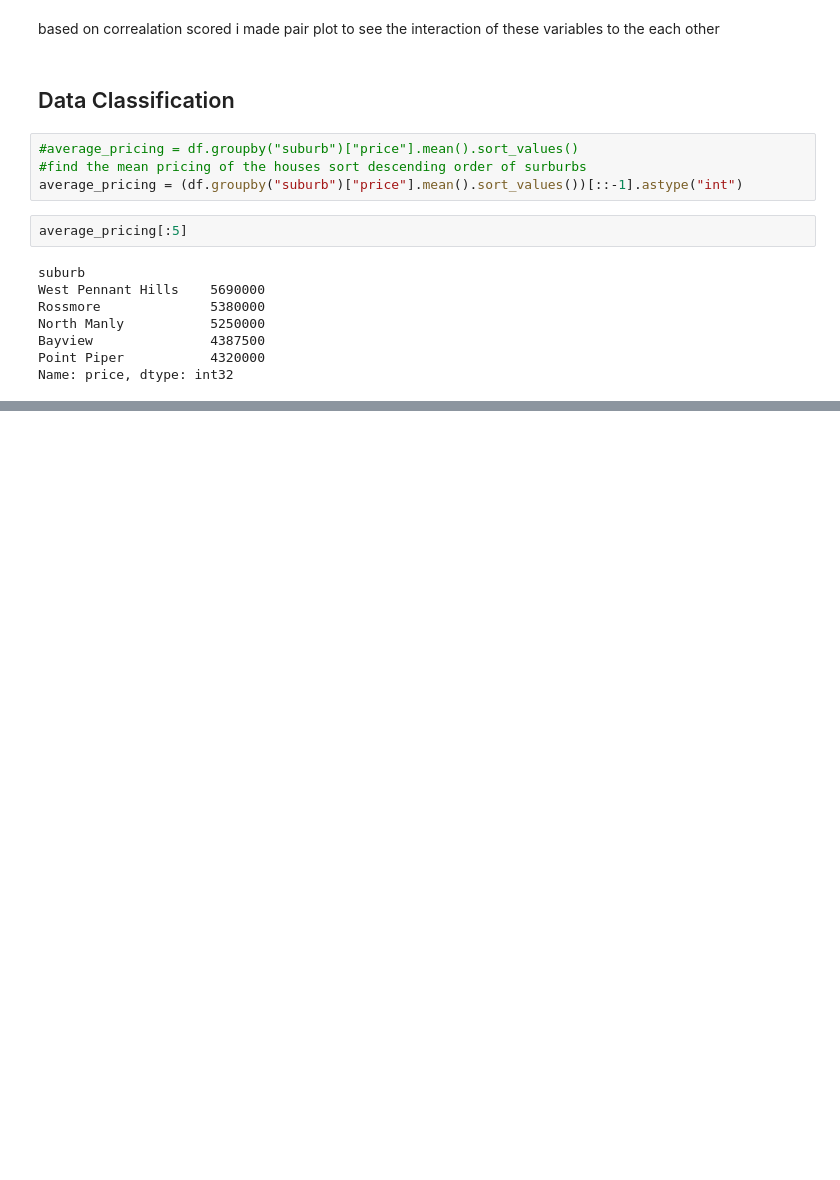
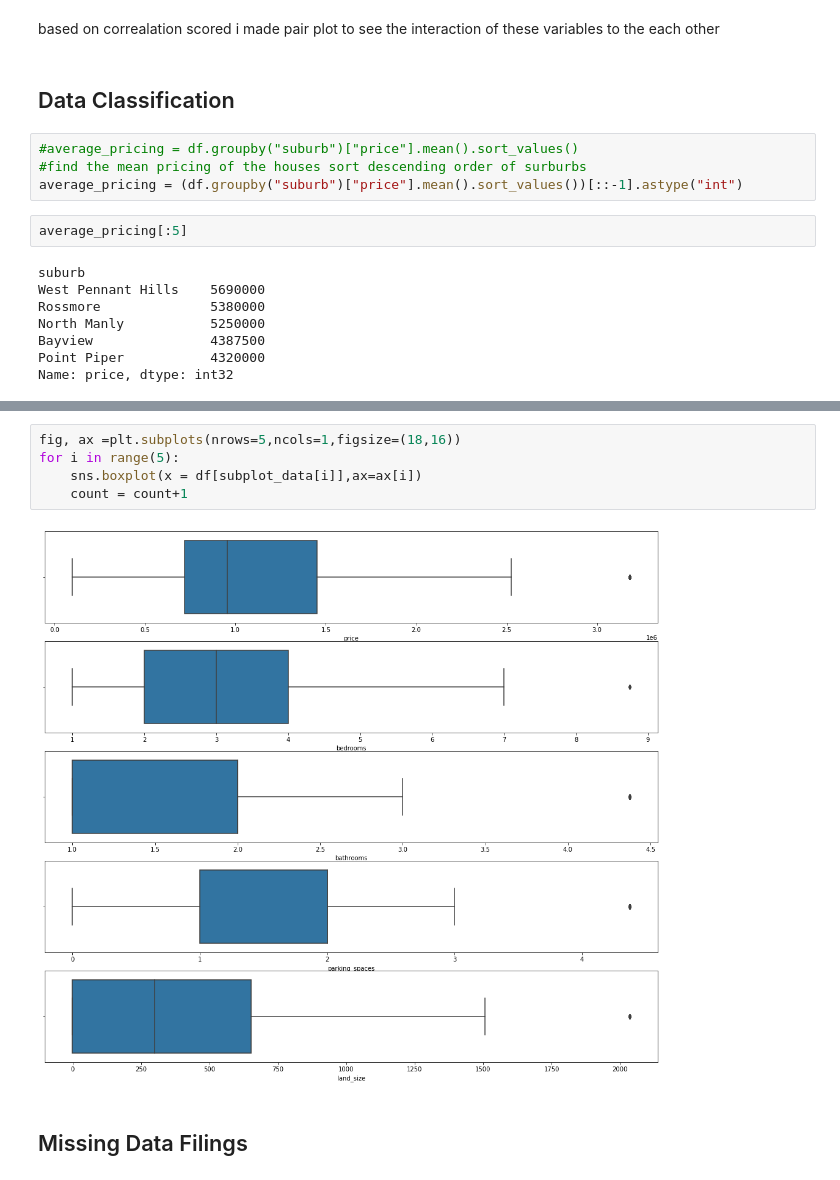
Before and after one commit to Sasmit-ai/Real-Estate-Analysis-Project, a Jupyter notebook: Real Estate Analysis.ipynb, the cells around one changed output, grey strips where cells are left out. Saved outputs shown, nothing was run; the diff lists cells and outputs as text; blank space fills up the shorter version.

```diff
--- a/Real Estate Analysis.ipynb
+++ b/Real Estate Analysis.ipynb
@@ -166,0 +199,9 @@ Name: price, dtype: int32
+# %%
+fig, ax =plt.subplots(nrows=5,ncols=1,figsize=(18,16))
+for i in range(5):
+    sns.boxplot(x = df[subplot_data[i]],ax=ax[i])
+    count = count+1
+# %% [output]
+[figure, added]
+# %% [markdown]
+## Missing Data Filings
```
Also changed, not shown: parts of 14 cells of this notebook.
